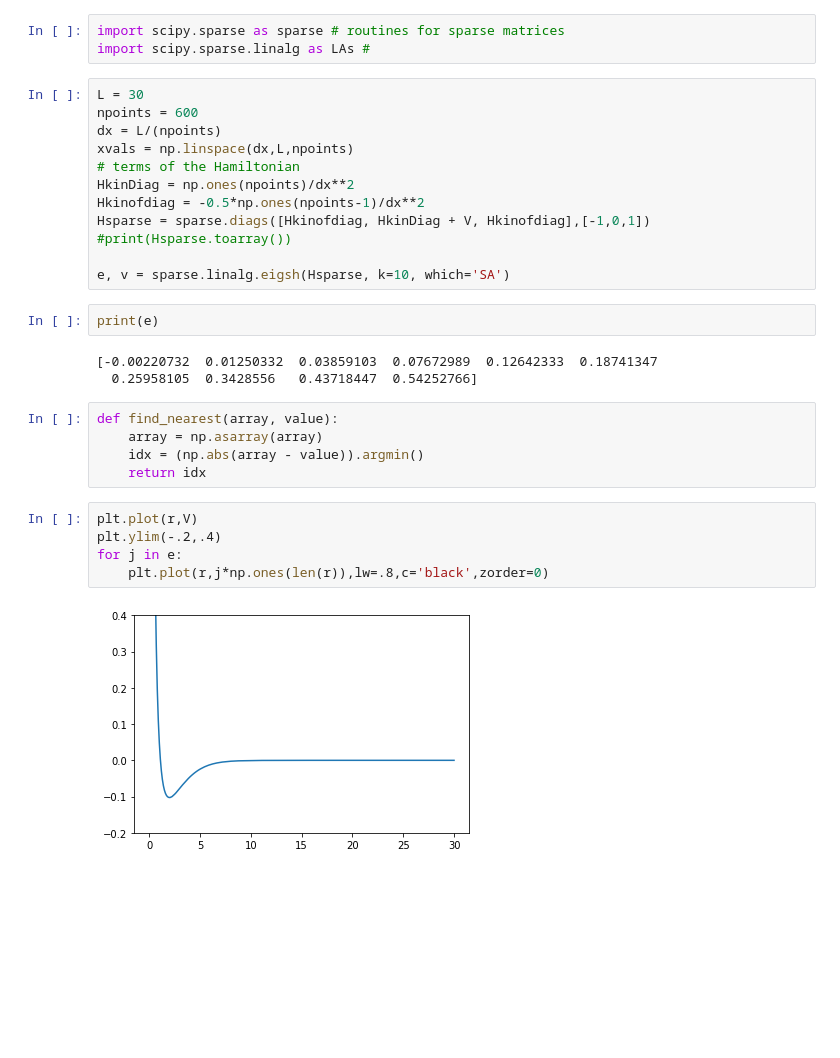
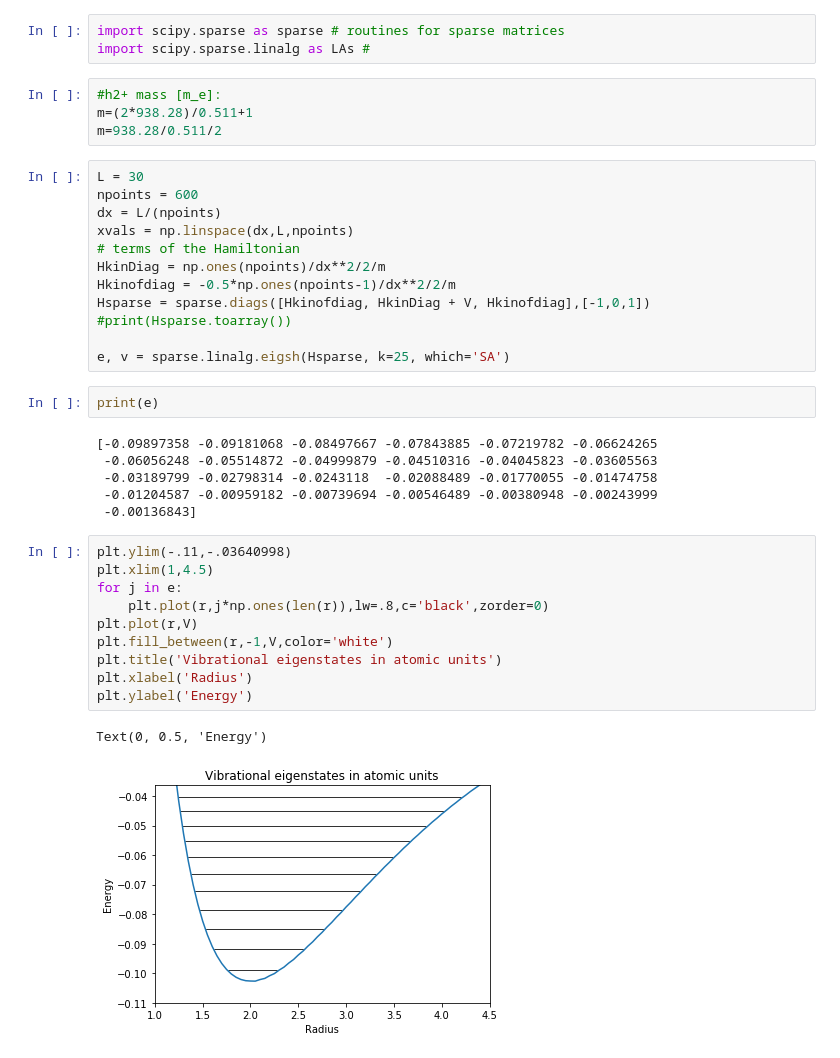
Before and after one commit to ml4cdeca/ComputationalQuantumDynamics, a Jupyter notebook: project/firstTry.ipynb, the cells around one changed output. Drawn from its saved outputs; the diff is of its cells as text; blank space fills up the shorter version.

Commit message:
plot vib energy states.

```diff
--- a/project/firstTry.ipynb
+++ b/project/firstTry.ipynb
@@ -46,32 +46,40 @@ r,V=x[:600],y[:600]
 # %%
 import scipy.sparse as sparse # routines for sparse matrices
 import scipy.sparse.linalg as LAs #
+# %%
+#h2+ mass [m_e]:
+m=(2*938.28)/0.511+1
+m=938.28/0.511/2
 # %%
 L = 30
 npoints = 600
 dx = L/(npoints)
 xvals = np.linspace(dx,L,npoints)
 # terms of the Hamiltonian
-HkinDiag = np.ones(npoints)/dx**2
-Hkinofdiag = -0.5*np.ones(npoints-1)/dx**2
+HkinDiag = np.ones(npoints)/dx**2/2/m
+Hkinofdiag = -0.5*np.ones(npoints-1)/dx**2/2/m
 Hsparse = sparse.diags([Hkinofdiag, HkinDiag + V, Hkinofdiag],[-1,0,1])
 #print(Hsparse.toarray())
 
-e, v = sparse.linalg.eigsh(Hsparse, k=10, which='SA')
+e, v = sparse.linalg.eigsh(Hsparse, k=25, which='SA')
 # %%
 print(e)
 # %% [output]
-[-0.00220732  0.01250332  0.03859103  0.07672989  0.12642333  0.18741347
-  0.25958105  0.3428556   0.43718447  0.54252766]
+[-0.09897358 -0.09181068 -0.08497667 -0.07843885 -0.07219782 -0.06624265
+ -0.06056248 -0.05514872 -0.04999879 -0.04510316 -0.04045823 -0.03605563
+ -0.03189799 -0.02798314 -0.0243118  -0.02088489 -0.01770055 -0.01474758
+ -0.01204587 -0.00959182 -0.00739694 -0.00546489 -0.00380948 -0.00243999
+ -0.00136843]
-# %%
-def find_nearest(array, value):
-    array = np.asarray(array)
-    idx = (np.abs(array - value)).argmin()
-    return idx
 # %%
-plt.plot(r,V)
-plt.ylim(-.2,.4)
+plt.ylim(-.11,-.03640998)
+plt.xlim(1,4.5)
 for j in e:
     plt.plot(r,j*np.ones(len(r)),lw=.8,c='black',zorder=0)
+plt.plot(r,V)
+plt.fill_between(r,-1,V,color='white')
+plt.title('Vibrational eigenstates in atomic units')
+plt.xlabel('Radius')
+plt.ylabel('Energy')
 # %% [output]
+Text(0, 0.5, 'Energy')
-[figure, old version]
+[figure, new version]
```
